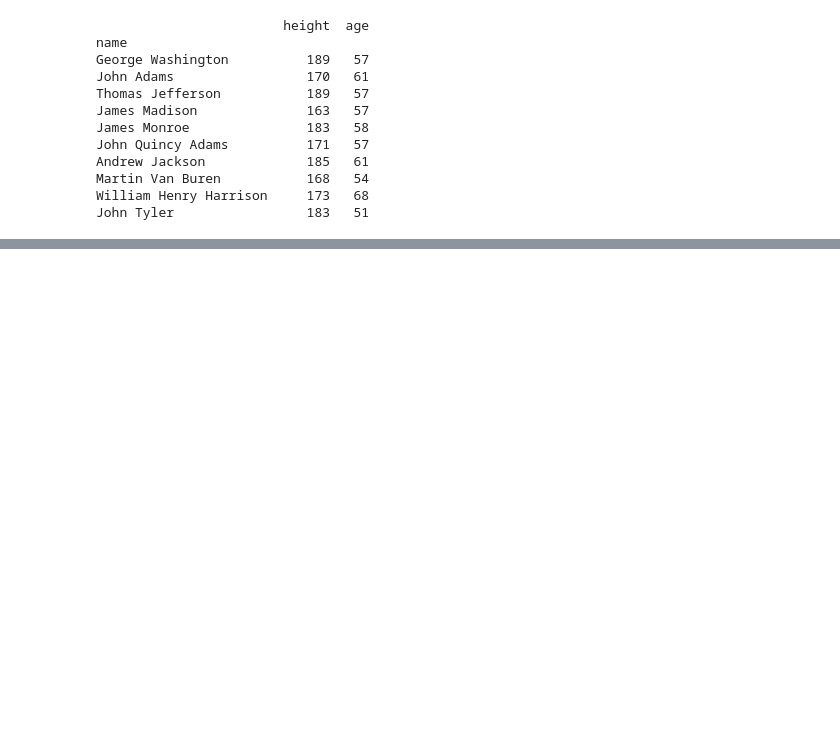
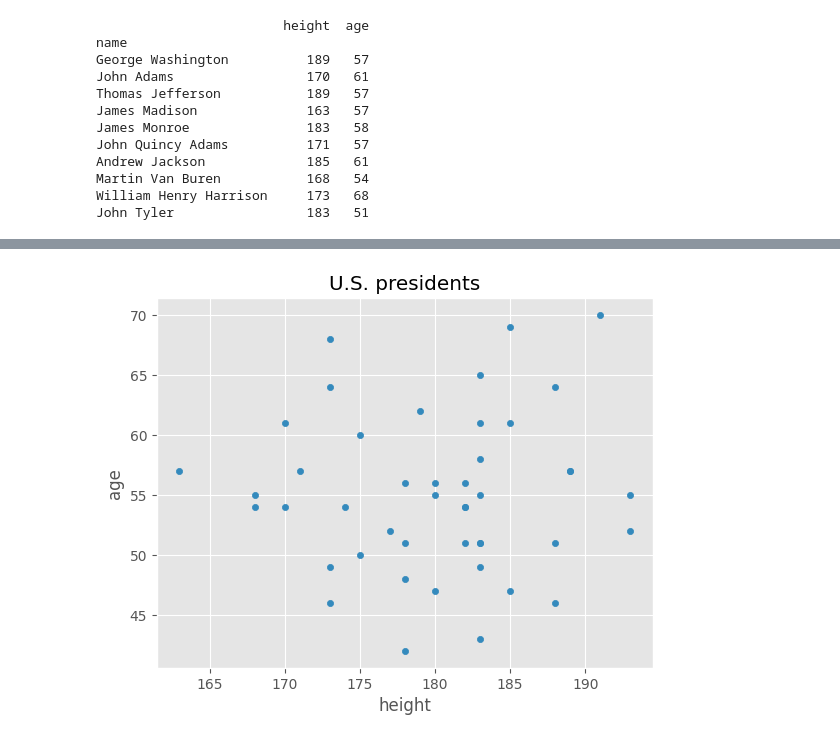
Before and after one commit to GeroZayas/Machine-Learning-With-Python-fCC, a Jupyter notebook: pandas_exercises.ipynb, the cells around one changed output, grey strips where cells are left out. Cells and saved outputs as stored; diff of their text form; code cells hidden in the pictures; blank space fills up the shorter version.

```diff
--- a/pandas_exercises.ipynb
+++ b/pandas_exercises.ipynb
@@ -156,0 +288,9 @@ John Tyler                 183   51
+# %%
+presidents_df = pd.read_csv('https://sololearn.com/uploads/files/president_heights_party.csv', index_col='name')
+presidents_df.plot(kind = 'scatter',
+  x = 'height',
+  y = 'age',
+  title = 'U.S. presidents')
+plt.show()
+# %% [output]
+[figure, added]
```
Also changed, not shown: parts of 22 cells of this notebook, 1 other file.
